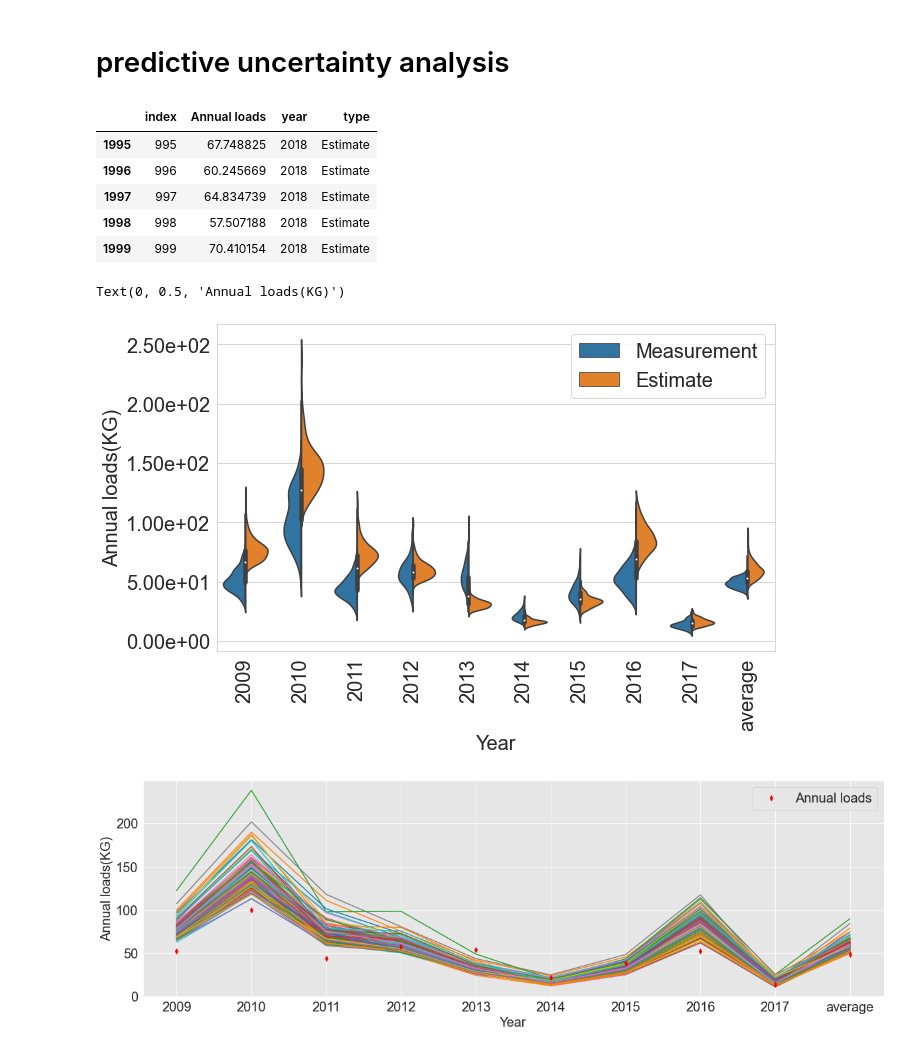
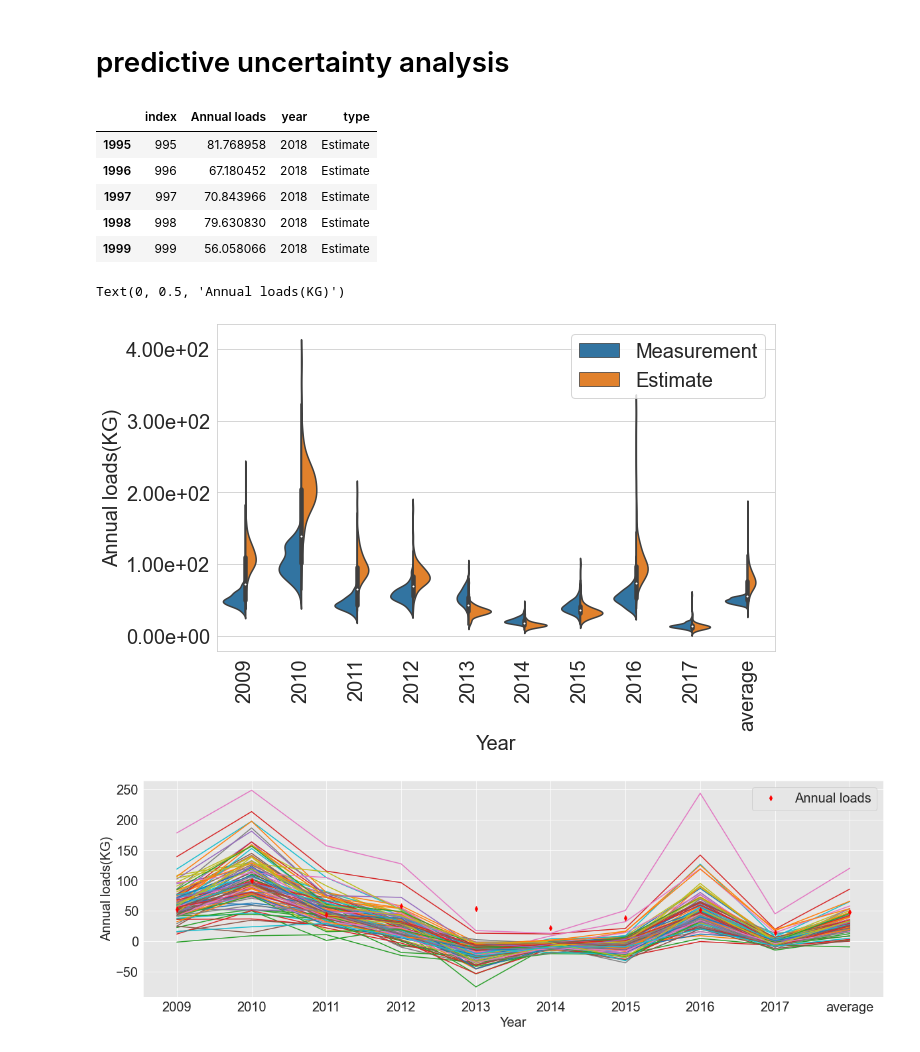
Before and after one commit to QianWanghhu/predict_uq, a Jupyter notebook: src/notebooks/predictive_uncertainty.ipynb, the cells around one changed output. Cells and saved outputs as stored; diff of their text form; code cells hidden in the pictures.

Commit message:
Temp changes of post-ies.py using new results of IES.

```diff
--- a/src/notebooks/predictive_uncertainty.ipynb
+++ b/src/notebooks/predictive_uncertainty.ipynb
@@ -20,9 +20,9 @@ mpl.rcParams['ytick.labelsize'] = 20
 mpl.rcParams['legend.fontsize'] = 20
 # %%
 # import the annual loads
-file_date = '20220114'
+file_date = '20220116'
 fpath = f'../../output/work_run_{file_date}/'
-fn = '126001A.15.obs.csv'
+fn = '126001A.3.obs.csv'
 fn_meas = '126001A.base.obs.csv'
 log_load = True
 # %%
@@ -56,11 +56,11 @@ df_plot = pd.concat([df_meas_plot, df_plot])
 df_plot.reset_index().tail()
 # %% [output]
 |  | index | Annual loads | year | type |
-| 1995 | 995 | 67.748825 | 2018 | Estimate |
-| 1996 | 996 | 60.245669 | 2018 | Estimate |
-| 1997 | 997 | 64.834739 | 2018 | Estimate |
-| 1998 | 998 | 57.507188 | 2018 | Estimate |
-| 1999 | 999 | 70.410154 | 2018 | Estimate |
+| 1995 | 995 | 81.768958 | 2018 | Estimate |
+| 1996 | 996 | 67.180452 | 2018 | Estimate |
+| 1997 | 997 | 70.843966 | 2018 | Estimate |
+| 1998 | 998 | 79.630830 | 2018 | Estimate |
+| 1999 | 999 | 56.058066 | 2018 | Estimate |
 # %%
 # Plot the uncertainty of annual loads
 sns.set_style('whitegrid')
@@ -75,13 +75,14 @@ ax.set_ylabel('Annual loads(KG)')
 # plt.savefig(f'../../output/figs/predict_uncertainty_{file_date}.png', dpi=300, format='png')
 # %% [output]
 Text(0, 0.5, 'Annual loads(KG)')
-[figure, old version]
+[figure, new version]
 # %%
 sns.set_style('darkgrid', {"axes.facecolor": ".9"})
-ax = df.loc[:, 'din_2009':].T.plot(legend=False, figsize=(20, 6), use_index=True, xlabel='Year', ylabel='Annual loads(KG)')
+df_temp = df - df_meas
+ax = df_temp.loc[:, 'din_2009':].T.plot(legend=False, figsize=(20, 6), use_index=True, xlabel='Year', ylabel='Annual loads(KG)')
 ax.set_xticks(range(len(df.columns[1:])))
 obs_df.plot(y=[0], linewidth=0, ax=ax, marker='d', markersize=5, color='r', legend=['Obs']);
 ax.set_xticklabels([*np.arange(2009, 2018), 'average']);
 # plt.savefig(f'../../output/figs/predict_uncertainty_lineplot_{file_date}.png', dpi=300, format='png')
 # %% [output]
-[figure, old version]
+[figure, new version]
```
Also changed, not shown: 1 other file.
